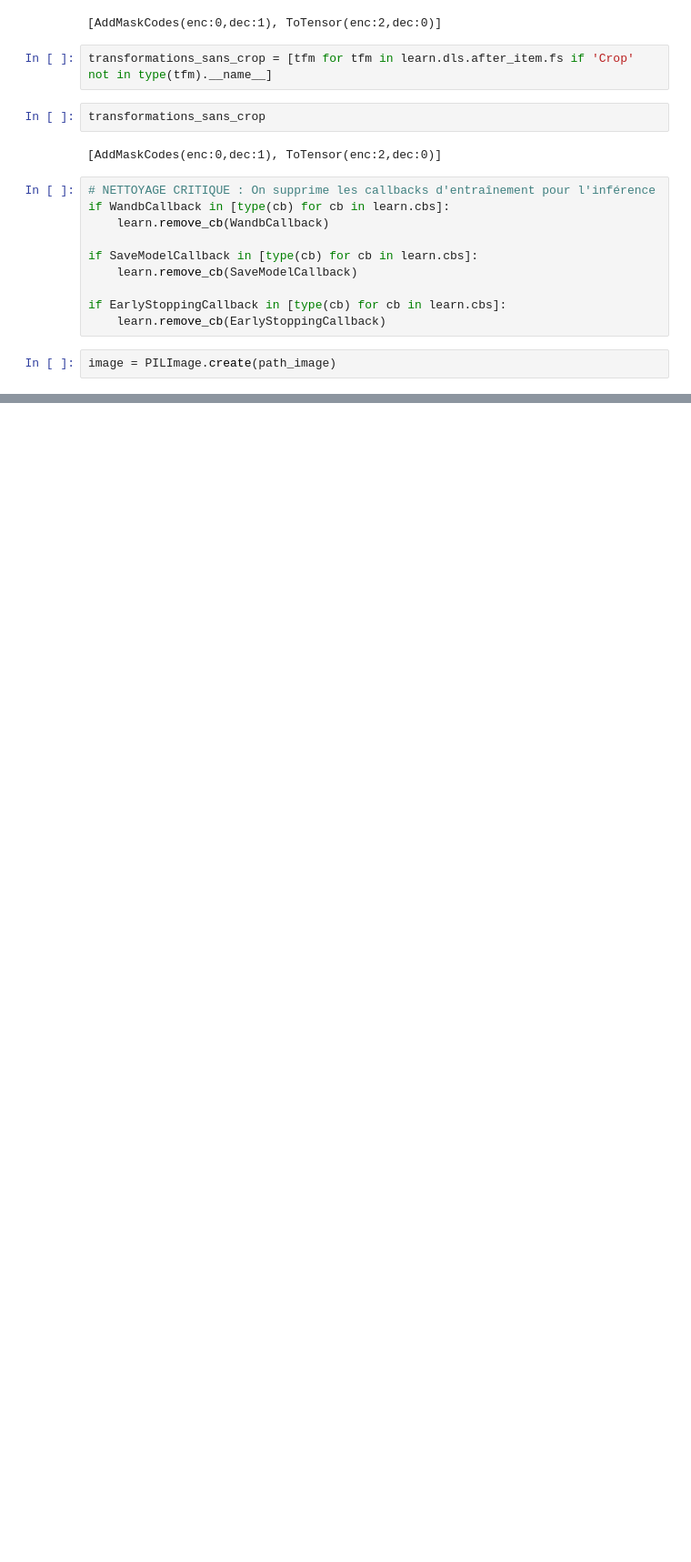
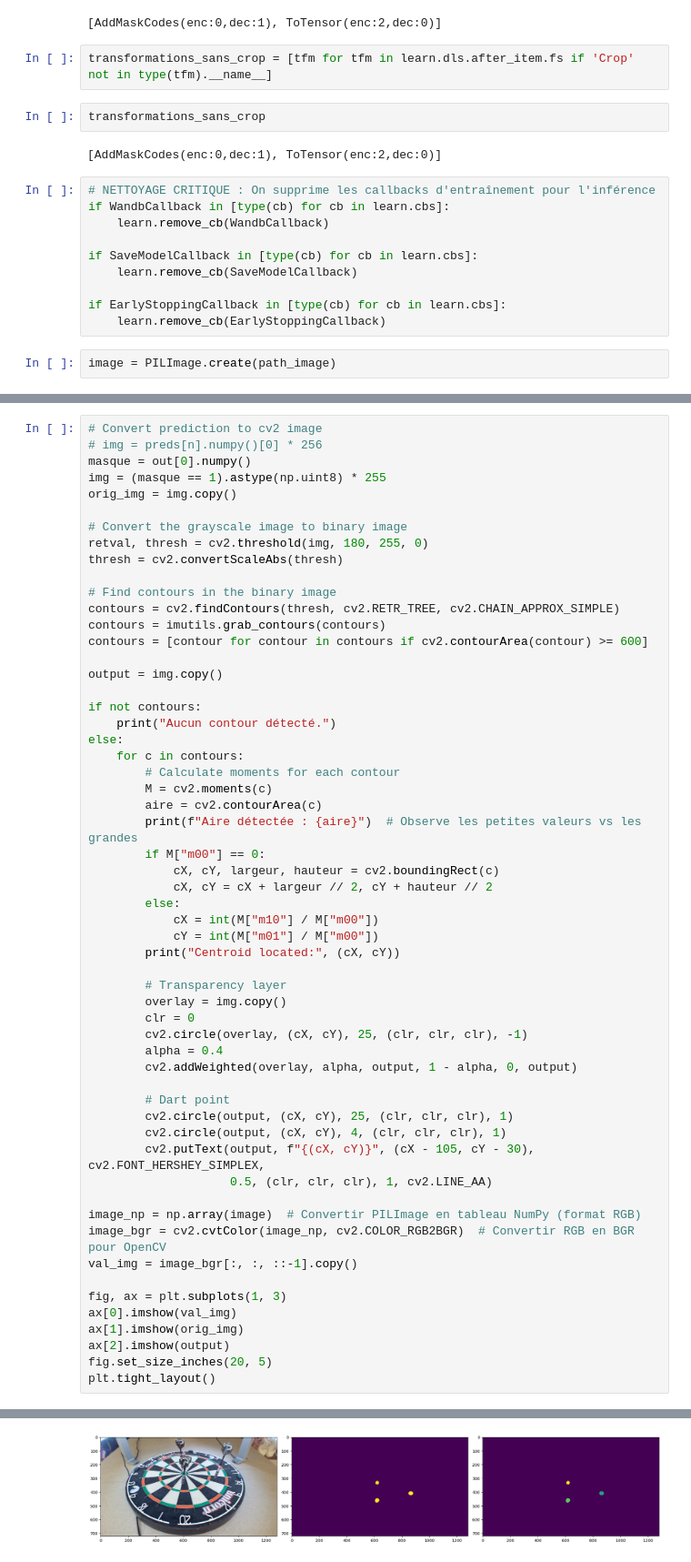
Before and after one commit to Dartsify/algorithme-de-reconnaissance, a Jupyter notebook: testing.ipynb, the cells around one changed output, grey strips where cells are left out. Shown at 91% size. Cells and saved outputs as stored; diff of their text form; blank space fills up the shorter version.

```diff
--- a/testing.ipynb
+++ b/testing.ipynb
@@ -225,0 +230,58 @@ La fléchètte se trouve en : (693, 455)
+# %%
+# Convert prediction to cv2 image
+# img = preds[n].numpy()[0] * 256
+masque = out[0].numpy()
+img = (masque == 1).astype(np.uint8) * 255
+orig_img = img.copy()
+
+# Convert the grayscale image to binary image
+retval, thresh = cv2.threshold(img, 180, 255, 0)
+thresh = cv2.convertScaleAbs(thresh)
+
+# Find contours in the binary image
+contours = cv2.findContours(thresh, cv2.RETR_TREE, cv2.CHAIN_APPROX_SIMPLE)
+contours = imutils.grab_contours(contours)
+contours = [contour for contour in contours if cv2.contourArea(contour) >= 600]
+
+output = img.copy()
+
+if not contours:
+    print("Aucun contour détecté.")
+else:
+    for c in contours:
+        # Calculate moments for each contour
+        M = cv2.moments(c)
+        aire = cv2.contourArea(c)
+        print(f"Aire détectée : {aire}")  # Observe les petites valeurs vs les grandes
+        if M["m00"] == 0:
+            cX, cY, largeur, hauteur = cv2.boundingRect(c)
+            cX, cY = cX + largeur // 2, cY + hauteur // 2
+        else:
+            cX = int(M["m10"] / M["m00"])
+            cY = int(M["m01"] / M["m00"])
+        print("Centroid located:", (cX, cY))
+
+        # Transparency layer
+        overlay = img.copy()
+        clr = 0
+        cv2.circle(overlay, (cX, cY), 25, (clr, clr, clr), -1)
+        alpha = 0.4
+        cv2.addWeighted(overlay, alpha, output, 1 - alpha, 0, output)
+
+        # Dart point
+        cv2.circle(output, (cX, cY), 25, (clr, clr, clr), 1)
+        cv2.circle(output, (cX, cY), 4, (clr, clr, clr), 1)
+        cv2.putText(output, f"{(cX, cY)}", (cX - 105, cY - 30), cv2.FONT_HERSHEY_SIMPLEX,
+                    0.5, (clr, clr, clr), 1, cv2.LINE_AA)
+
+image_np = np.array(image)  # Convertir PILImage en tableau NumPy (format RGB)
+image_bgr = cv2.cvtColor(image_np, cv2.COLOR_RGB2BGR)  # Convertir RGB en BGR pour OpenCV
+val_img = image_bgr[:, :, ::-1].copy()
+
+fig, ax = plt.subplots(1, 3)
+ax[0].imshow(val_img)
+ax[1].imshow(orig_img)
+ax[2].imshow(output)
+fig.set_size_inches(20, 5)
+plt.tight_layout()
+# %% [output]
@@ -225,0 +292 @@ La fléchètte se trouve en : (693, 455)
+[figure, added]
```
Also changed, not shown: parts of 10 cells of this notebook, 3 other files.
